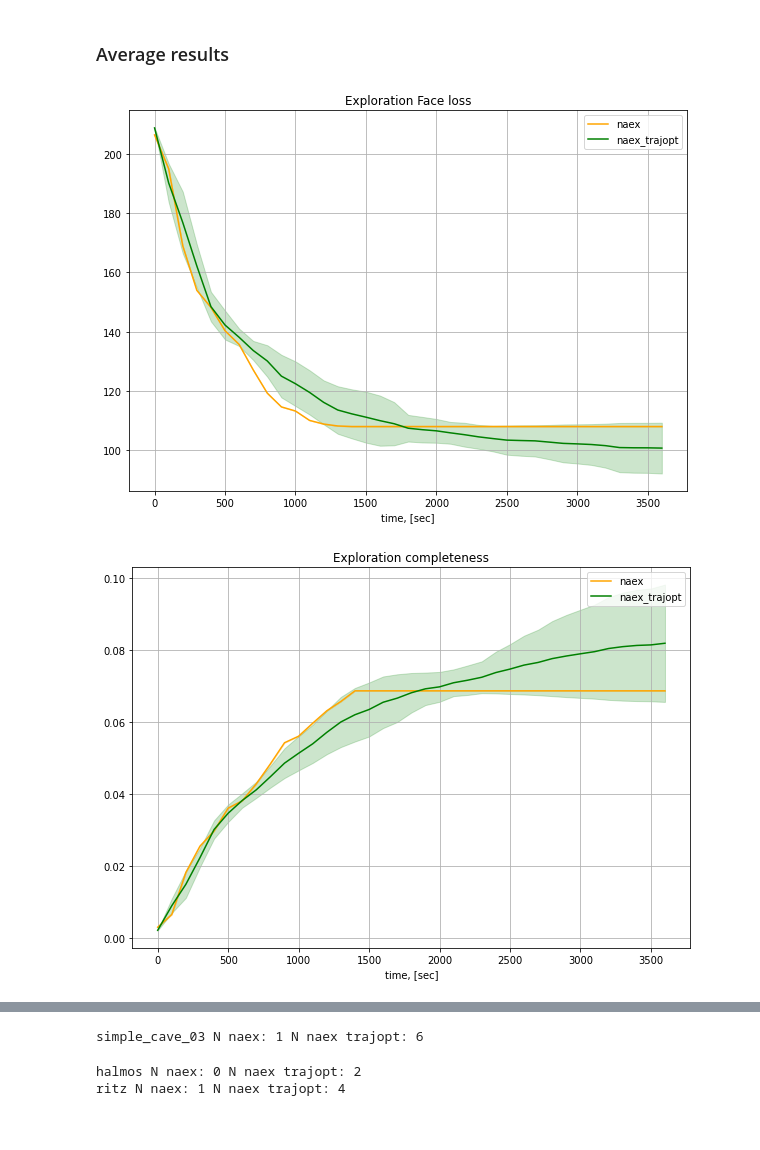
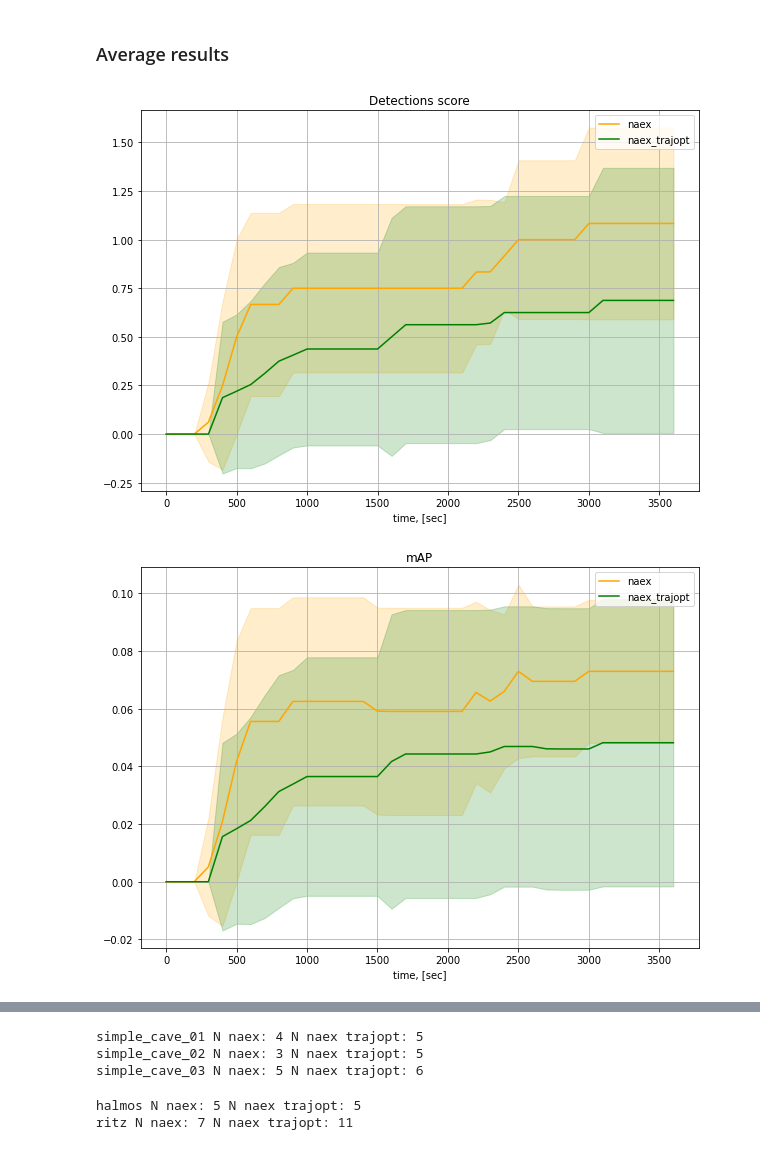
Before and after one commit to tpet/rpz_planning, a Jupyter notebook: notebooks/metrics_xls_parser.ipynb, the cells around one changed output, grey strips where cells are left out. Saved outputs shown, nothing was run; the diff lists cells and outputs as text; code cells hidden in the pictures.

```diff
--- a/notebooks/metrics_xls_parser.ipynb
+++ b/notebooks/metrics_xls_parser.ipynb
@@ -7,24 +7,26 @@ import os
 ### Evaluation criterions
 # %%
 common_metrics = [
-    'Exploration Face loss',
+#     'Exploration Face loss',
 #     'Exploration Edge loss',
 #     'Exploration Chamfer loss',
-    'Exploration completeness',
-    'Map Face loss',
+#     'Exploration completeness',
+#     'Map Face loss',
 #     'Map Edge loss',
 #     'Map Chamfer loss',
-    'Artifacts Exploration completeness',
+#     'Artifacts Exploration completeness',
     'Detections score',
+    'mAP',
     'Total Expected reward',
     'Total artifacts reward',
     'Travelled distance',
-    'Total Actual reward'
+#     'Total Actual reward',
+    'Localization error: pos',
+#     'Localization error: ang'
 ]
 
-# worlds = ["simple_cave_01", "simple_cave_02", "simple_cave_03"]
-# worlds = ["simple_cave_01", "simple_cave_02"]
-worlds = ["simple_cave_03"]
+worlds = ["simple_cave_01", "simple_cave_02", "simple_cave_03"]
+# worlds = ["simple_cave_02", "simple_cave_03"]
 
 MIN_EXP_COMPL = 0.05
 MIN_TRAVELLED_DIST = 100
@@ -92,16 +97,19 @@ for world in worlds:
             xls_files_world = [file for file in xls_files if world in file]
             for file in xls_files_world:
                 data = pd.read_excel(file)
+                data = data.fillna(method='ffill')
                 if metric in data and \
                    np.max(data['Exploration completeness']) > MIN_EXP_COMPL and \
                    np.max(data['Travelled distance']) > MIN_TRAVELLED_DIST and \
                    np.max(data[metric]) >= 0:
+                    data['Localization error: pos'] = np.abs(data['Localization error: pos'] - data['Localization error: pos'][0])
+#                     data['Localization error: ang'] = data['Localization error: ang'] - data['Localization error: ang'][0]
                     ls = 'solid' if 'true' in file else 'dashed'
                     t = data['Time stamp'] - data['Time stamp'][0]
                     plt.plot(t, data[metric], linestyle=ls, label=file)
         plt.grid()
         plt.xlabel('time, [sec]')
-        # plt.legend()
+#         plt.legend()
         plt.show()
         plt.close()
 # %% [output]
@@ -133,6 +145,8 @@ for metric in common_metrics:
     ts_trajopt, values_trajopt = [], []
     for file in xls_files:
         data = pd.read_excel(file)
+        data = data.fillna(method='ffill')
+        data['Localization error: pos'] = np.abs(data['Localization error: pos'] - data['Localization error: pos'][0])
 
         if metric in data and \
            np.max(data['Exploration completeness']) > MIN_EXP_COMPL and \
@@ -157,32 +171,32 @@ for metric in common_metrics:
 
     t_mean = np.linspace(0, 3600, 37)
 
     values_interp = [np.interp(t_mean, t, v) for t, v in zip(ts, values)]
     mean = np.mean(values_interp, axis=0)
     std = np.std(values_interp, axis=0)
 
     values_interp = [np.interp(t_mean, t, v) for t, v in zip(ts_trajopt, values_trajopt)]
     mean_trajopt = np.mean(values_interp, axis=0)
     std_trajopt = np.std(values_interp, axis=0)
 
     plt.figure(figsize=(10, 7))
     plt.title(metric)
     # for t, v, v_interp in zip(ts, values, values_interp):
     #     plt.plot(t, v)
     #     plt.plot(t_mean, v_interp, 'x')
 
     plt.plot(t_mean, mean, label='naex', color='orange')
     plt.fill_between(t_mean, mean-std, mean+std, color='orange', alpha=0.2)
 
     plt.plot(t_mean, mean_trajopt, label='naex_trajopt', color='green')
     plt.fill_between(t_mean, mean_trajopt-std_trajopt, mean_trajopt+std_trajopt, color='green', alpha=0.2)
 
     plt.grid()
     plt.xlabel('time, [sec]')
     plt.legend()
 
     plt.show()
     plt.close()
 # %% [output]
-[figure, old version]
+[figure, new version]
-[figure, old version]
+[figure, new version]
@@ -202,7 +213,9 @@ for world_name in worlds:
 
     print(world_name, "N naex:", n_naex, "N naex trajopt:", n_naex_trajopt)
 # %% [output]
-simple_cave_03 N naex: 1 N naex trajopt: 6
+simple_cave_01 N naex: 4 N naex trajopt: 5
+simple_cave_02 N naex: 3 N naex trajopt: 5
+simple_cave_03 N naex: 5 N naex trajopt: 6
 # %%
 for cmp_name in computers:
     n_naex = len([file for file in xls_files_useful if cmp_name in file and "false" in file])
@@ -210,5 +223,5 @@ for cmp_name in computers:
 
     print(cmp_name, "N naex:", n_naex, "N naex trajopt:", n_naex_trajopt)
 # %% [output]
-halmos N naex: 0 N naex trajopt: 2
-ritz N naex: 1 N naex trajopt: 4
+halmos N naex: 5 N naex trajopt: 5
+ritz N naex: 7 N naex trajopt: 11
```
Also changed, not shown: parts of 4 cells of this notebook, 3 other files.
